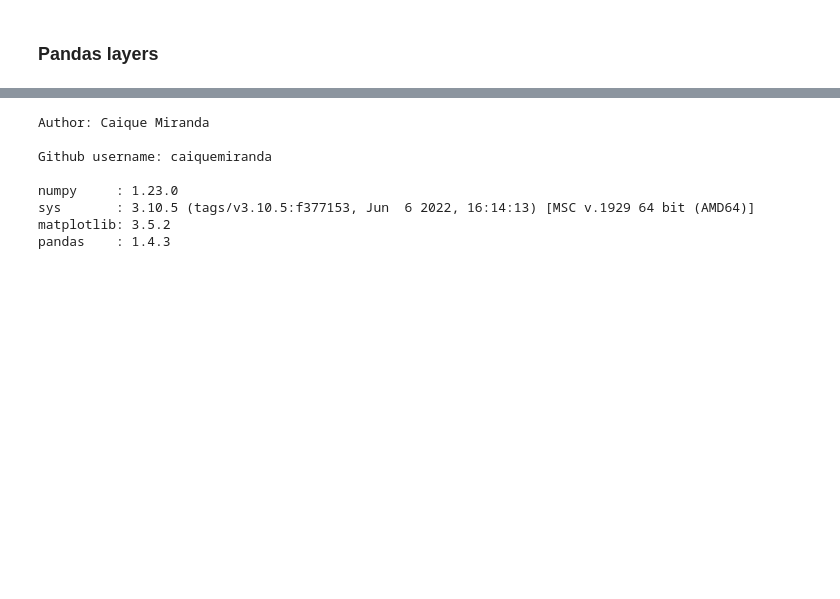
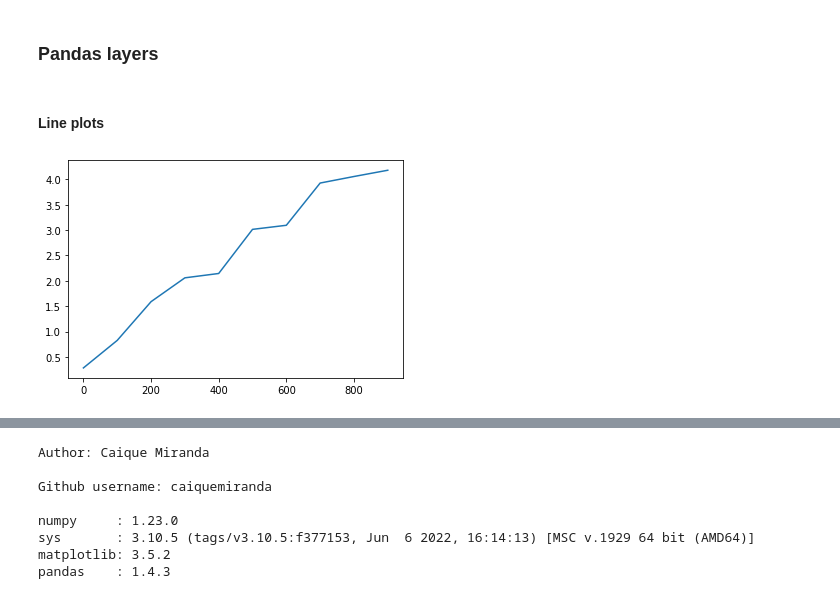
Before and after one commit to caiquemiranda/python-econometrics, a Jupyter notebook: 04-Visual-illustrations.ipynb, the cells around one changed output, grey strips where cells are left out. Cells and saved outputs as stored; diff of their text form; code cells hidden in the pictures; blank space fills up the shorter version.

Commit message:
visual-illustrations

```diff
--- a/04-Visual-illustrations.ipynb
+++ b/04-Visual-illustrations.ipynb
@@ -325,3 +325,30 @@ ax.legend(fontsize=20)
 fig.savefig("data/sinewave.pdf")
 # %% [markdown]
 ### Pandas layers
+# %% [markdown]
+#### Line plots
+# %%
+# Simple line plot
+
+plt.close("all")
+
+p = pd.Series(np.random.rand(10).cumsum(),
+index=np.arange(0, 1000, 100))
+
+p
+## 0 0.669761
+## 100 0.989702
+## 200 1.655715
+## 300 1.966073
+## 400 2.151883
+## 500 2.776987
+## 600 2.839751
+## 700 3.188431
+## 800 4.169061
+## 900 4.923286
+## dtype: float64
+p.plot()
+
+plt.savefig("data/line.pdf")
+# %% [output]
+[figure, added]
```
Also changed, not shown: parts of 16 cells of this notebook, 18 other files.
